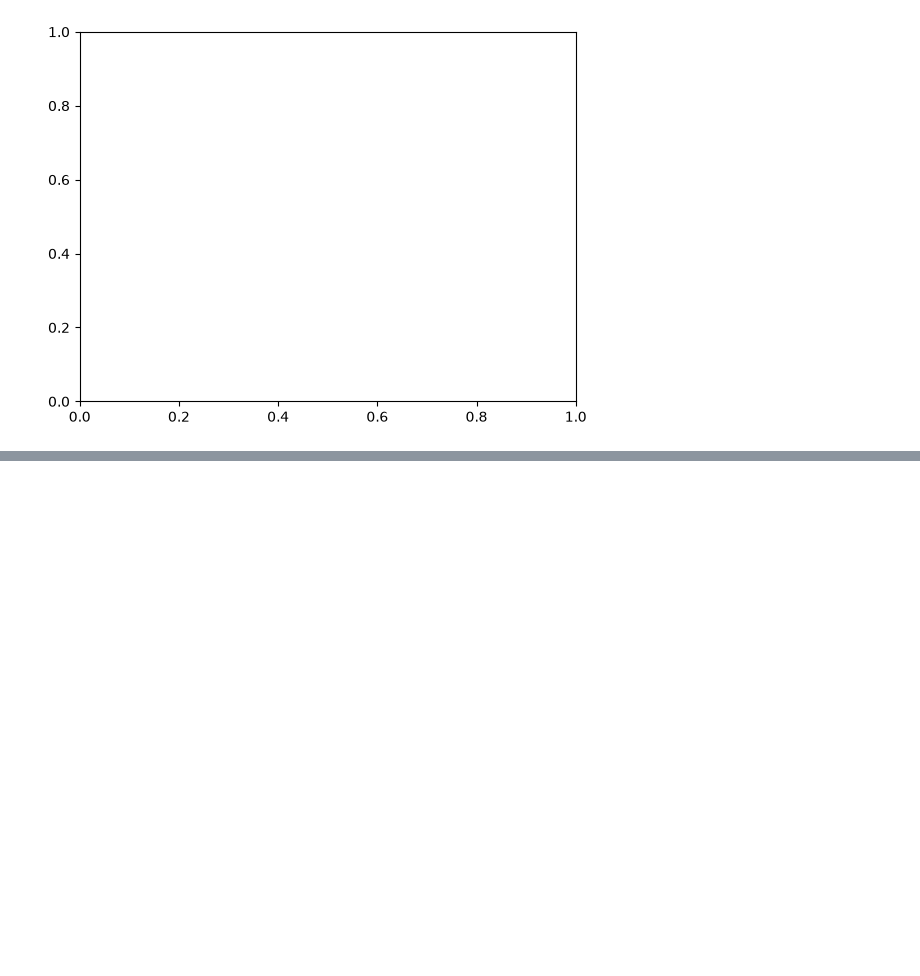
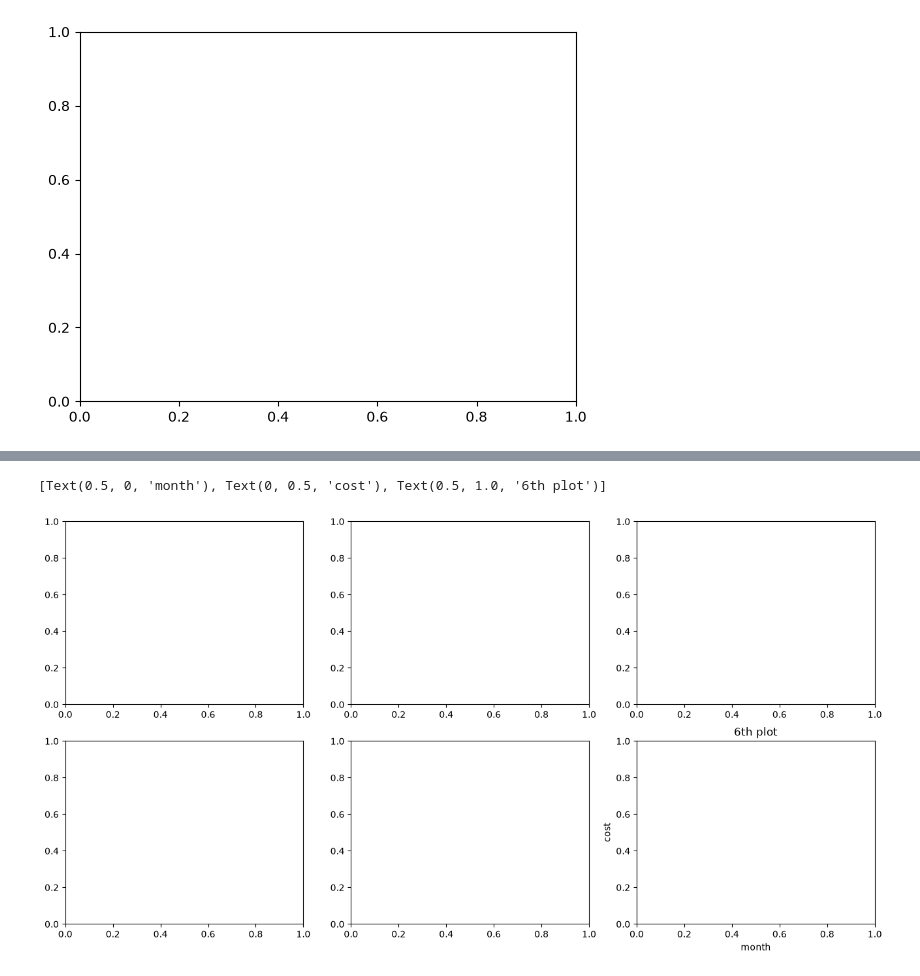
Before and after one commit to mirage060806/big0611, a Jupyter notebook: py/p02_데이터분석/ch05_matplotlib/ex02_도화지설정하기.ipynb, the cells around one changed output, grey strips where cells are left out. Drawn from its saved outputs; the diff is of its cells as text; code cells hidden in the pictures; blank space fills up the shorter version.

```diff
--- a/py/p02_데이터분석/ch05_matplotlib/ex02_도화지설정하기.ipynb
+++ b/py/p02_데이터분석/ch05_matplotlib/ex02_도화지설정하기.ipynb
@@ -79,0 +98,12 @@ plt.subplots(nrows=1, ncols=1, sharex=False, sharey=False)
+# %%
+# 2. 특정 서브플롯에 그래프 추가
+# 6개의 도화지 생성
+fig, ((ax1, ax2, ax3), (ax4, ax5, ax6)) = plt.subplots(nrows=2, ncols=3)
+
+# 전체 도화지 크기
+fig.set_size_inches(16, 8)
+
+ax6.set(xlabel='month', ylabel='cost', title='6th plot')
+# %% [output]
+[Text(0.5, 0, 'month'), Text(0, 0.5, 'cost'), Text(0.5, 1.0, '6th plot')]
+[figure, added]
```
Also changed, not shown: parts of 11 cells of this notebook, 5 other files.
